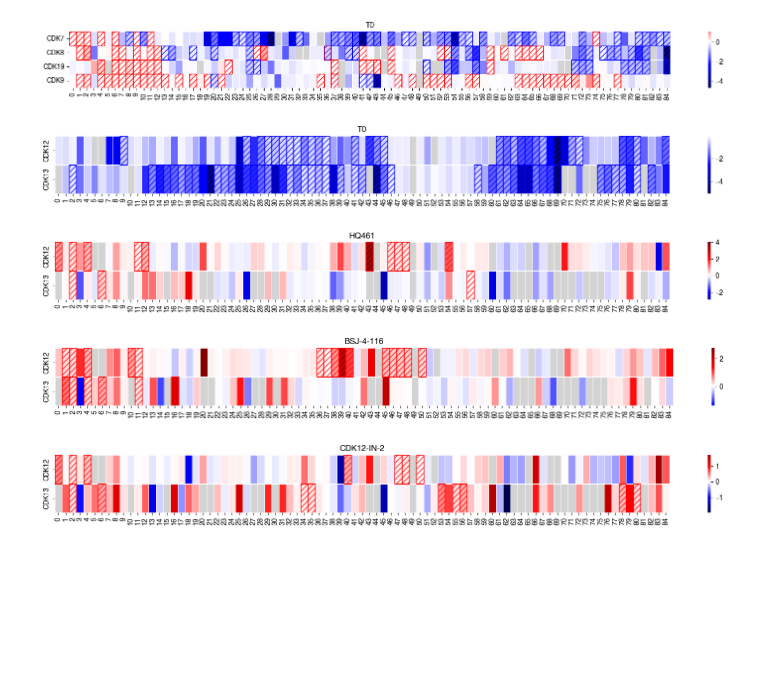
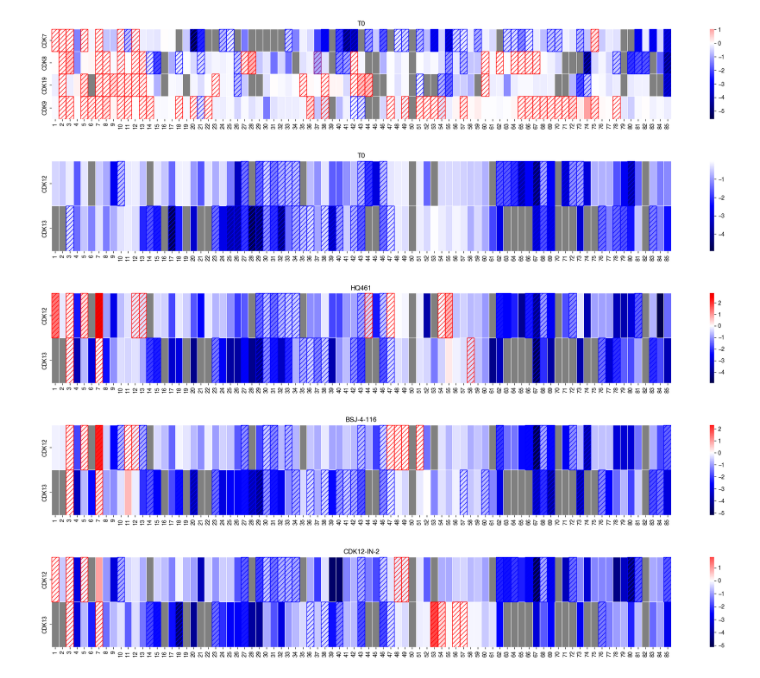
Before and after one commit to samgould2/CDK-BE-mutagenesis, a Jupyter notebook: notebooks/09_analysis_and_viz/KLIFS_fingerprints.ipynb, the cells around one changed output. Drawn from its saved outputs; the diff is of its cells as text; code cells hidden in the pictures; blank space fills up the shorter version.

Commit message:
additional KLIFS analysis

```diff
--- a/notebooks/09_analysis_and_viz/KLIFS_fingerprints.ipynb
+++ b/notebooks/09_analysis_and_viz/KLIFS_fingerprints.ipynb
@@ -27,8 +27,17 @@ SAV_ABE2 = pd.merge(SAV_ABE2, library[['gRNA_id', 'Gene']], on='gRNA_id')
 
 SAV_CBE2 = pd.read_csv('../../screening_data/04_editing/SAVs/CBE_subpool2.zip')
 SAV_CBE2 = pd.merge(SAV_CBE2, library[['gRNA_id', 'Gene']], on='gRNA_id')
+
+#and remove WT
+SAV_ABE1 = SAV_ABE1[SAV_ABE1['HGVSp']!='WT']
+SAV_ABE2 = SAV_ABE2[SAV_ABE2['HGVSp']!='WT']
+SAV_CBE1 = SAV_CBE1[SAV_CBE1['HGVSp']!='WT']
+SAV_CBE2 = SAV_CBE2[SAV_CBE2['HGVSp']!='WT']
 # %%
 def rg_dict_gen(SAV_ABE2, SAV_CBE2, genes, min_edit):
+
+    SAV_ABE2['Codon'] = [int(i) for i in SAV_ABE2['Codon']]
+    SAV_CBE2['Codon'] = [int(i) for i in SAV_CBE2['Codon']]
 
     #first CBE
     rg_CBE = []
@@ -113,11 +122,13 @@ def finger_plotv3(ABE_s2, CBE_s2, ABE_rg_dict, CBE_rg_dict, genes, FDR_cutoff, c
 
     plotting2 = KLIFS2[genes].T
 
-    fig, ax = plt.subplots(figsize=(20,1.5))
+    fig, ax = plt.subplots(figsize=(20,3))
     sns.heatmap(plotting2, cmap='seismic', center=0, ax=ax, linewidth=0.5)
-    ax.set_facecolor('lightgrey')
+    ax.set_facecolor('grey')
+
 
     for idx1, gene in enumerate(genes):
+
         sig_up = list(KLIFS2[f'{gene}_num_sig_up']>0)
         sig_down = list(KLIFS2[f'{gene}_num_sig_down']>0)
 
@@ -133,10 +144,13 @@ def finger_plotv3(ABE_s2, CBE_s2, ABE_rg_dict, CBE_rg_dict, genes, FDR_cutoff, c
                     ax.add_patch(Rectangle((idx,idx1), 1, 1, ec='blue', fc='none', lw=1, hatch='///'))
 
 
+    #ax.set_xticks(range(85))
+    ax.set_xticklabels(range(1,86))
 
     ax.set_title(f'{condition}', fontsize=12)
+    fig.tight_layout()
 
-    return plotting2
+    return plotting2, fig
 # %%
 ABE_s1_plasmid = pd.read_csv('../../screening_data/03_LFC_FDR_tables/barcode_counts/Plasmid_base/ABE_subpool1_barcode_Plasmid_base.csv')
 CBE_s1_plasmid = pd.read_csv('../../screening_data/03_LFC_FDR_tables/barcode_counts/Plasmid_base/CBE_subpool1_barcode_Plasmid_base.csv')
@@ -146,18 +160,20 @@ CBE_s2_plasmid = pd.read_csv('../../screening_data/03_LFC_FDR_tables/barcode_cou
 # %%
 min_base_counts = 100
 FDR_cutoff = 0.1
 ABE_s1 = ABE_s1_plasmid[ABE_s1_plasmid['base_RAW']>=min_base_counts]
 CBE_s1 = CBE_s1_plasmid[CBE_s1_plasmid['base_RAW']>=min_base_counts]
 
 genes = ['CDK7', 'CDK8', 'CDK19', 'CDK9']
-min_edit = 20
+min_edit = 10
 
 CBE_rg_dict, ABE_rg_dict = rg_dict_gen(SAV_ABE1, SAV_CBE1, genes, min_edit)
 
 condition = 'T0'
-plotting_a = finger_plotv3(ABE_s1, CBE_s1, ABE_rg_dict, CBE_rg_dict, genes, FDR_cutoff, condition)
+plotting_a, fig = finger_plotv3(ABE_s1, CBE_s1, ABE_rg_dict, CBE_rg_dict, genes, FDR_cutoff, condition)
+
+#fig.savefig('../../figures/T0_subpool1.pdf', transparent=False)
 # %% [output]
-[figure, old version]
+[figure, new version]
 # %%
 min_base_counts = 100
 FDR_cutoff = 0.1
@@ -165,14 +181,15 @@ ABE_s2 = ABE_s2_plasmid[ABE_s2_plasmid['base_RAW']>=min_base_counts]
 CBE_s2 = CBE_s2_plasmid[CBE_s2_plasmid['base_RAW']>=min_base_counts]
 
 genes = ['CDK12', 'CDK13']
-min_edit = 20
+min_edit = 10
 
 CBE_rg_dict, ABE_rg_dict = rg_dict_gen(SAV_ABE2, SAV_CBE2, genes, min_edit)
 
 condition = 'T0'
-plotting_a = finger_plotv3(ABE_s2, CBE_s2, ABE_rg_dict, CBE_rg_dict, genes, FDR_cutoff, condition)
+plotting_a, fig = finger_plotv3(ABE_s2, CBE_s2, ABE_rg_dict, CBE_rg_dict, genes, FDR_cutoff, condition)
+#fig.savefig('../../figures/T0_subpool2.pdf', transparent=False)
 # %% [output]
-[figure, old version]
+[figure, new version]
 # %%
 ABE_s1 = pd.read_csv('../../screening_data/03_LFC_FDR_tables/barcode_counts/DMSO_base/ABE_subpool1_barcode_DMSO_base.csv')
 CBE_s1 = pd.read_csv('../../screening_data/03_LFC_FDR_tables/barcode_counts/DMSO_base/CBE_subpool1_barcode_DMSO_base.csv')
@@ -186,22 +203,26 @@ ABE_s2 = ABE_s2[ABE_s2['base_RAW']>=min_base_counts]
 CBE_s2 = CBE_s2[CBE_s2['base_RAW']>=min_base_counts]
 
 genes = ['CDK12', 'CDK13']
-min_edit = 20
+min_edit = 10
 
 CBE_rg_dict, ABE_rg_dict = rg_dict_gen(SAV_ABE2, SAV_CBE2, genes, min_edit)
 
 condition = 'HQ461'
-plotting_b = finger_plotv3(ABE_s2, CBE_s2, ABE_rg_dict, CBE_rg_dict, genes, FDR_cutoff, condition)
+plotting_b, fig = finger_plotv3(ABE_s2, CBE_s2, ABE_rg_dict, CBE_rg_dict, genes, FDR_cutoff, condition)
+#fig.savefig(f'../../figures/{condition}_KLIFS.pdf', transparent=False)
+
 
 condition = 'BSJ-4-116'
-plotting_c = finger_plotv3(ABE_s2, CBE_s2, ABE_rg_dict, CBE_rg_dict, genes, FDR_cutoff, condition)
+plotting_c, fig = finger_plotv3(ABE_s2, CBE_s2, ABE_rg_dict, CBE_rg_dict, genes, FDR_cutoff, condition)
+#fig.savefig(f'../../figures/{condition}_KLIFS.pdf', transparent=False)
 
 condition = 'CDK12-IN-2'
-plotting_d = finger_plotv3(ABE_s2, CBE_s2, ABE_rg_dict, CBE_rg_dict, genes, FDR_cutoff, condition)
+plotting_d, fig = finger_plotv3(ABE_s2, CBE_s2, ABE_rg_dict, CBE_rg_dict, genes, FDR_cutoff, condition)
+#fig.savefig(f'../../figures/{condition}_KLIFS.pdf', transparent=False)
 # %% [output]
-[figure, old version]
+[figure, new version]
-[figure, old version]
+[figure, new version]
-[figure, old version]
+[figure, new version]
 # %%
 min_base_counts = 100
 FDR_cutoff = 0.1
```
Also changed, not shown: parts of 21 cells of this notebook, 18 other files.
